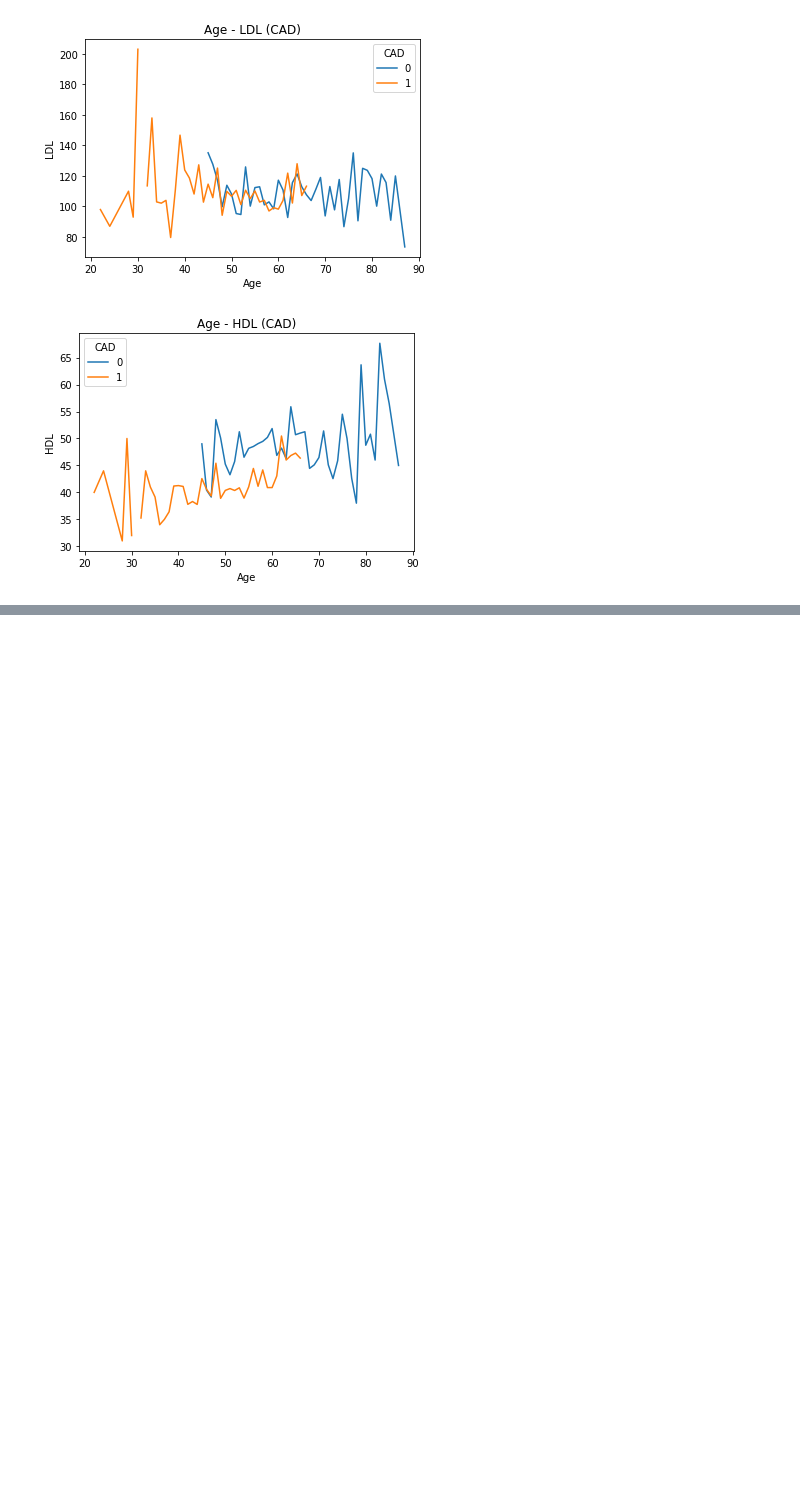
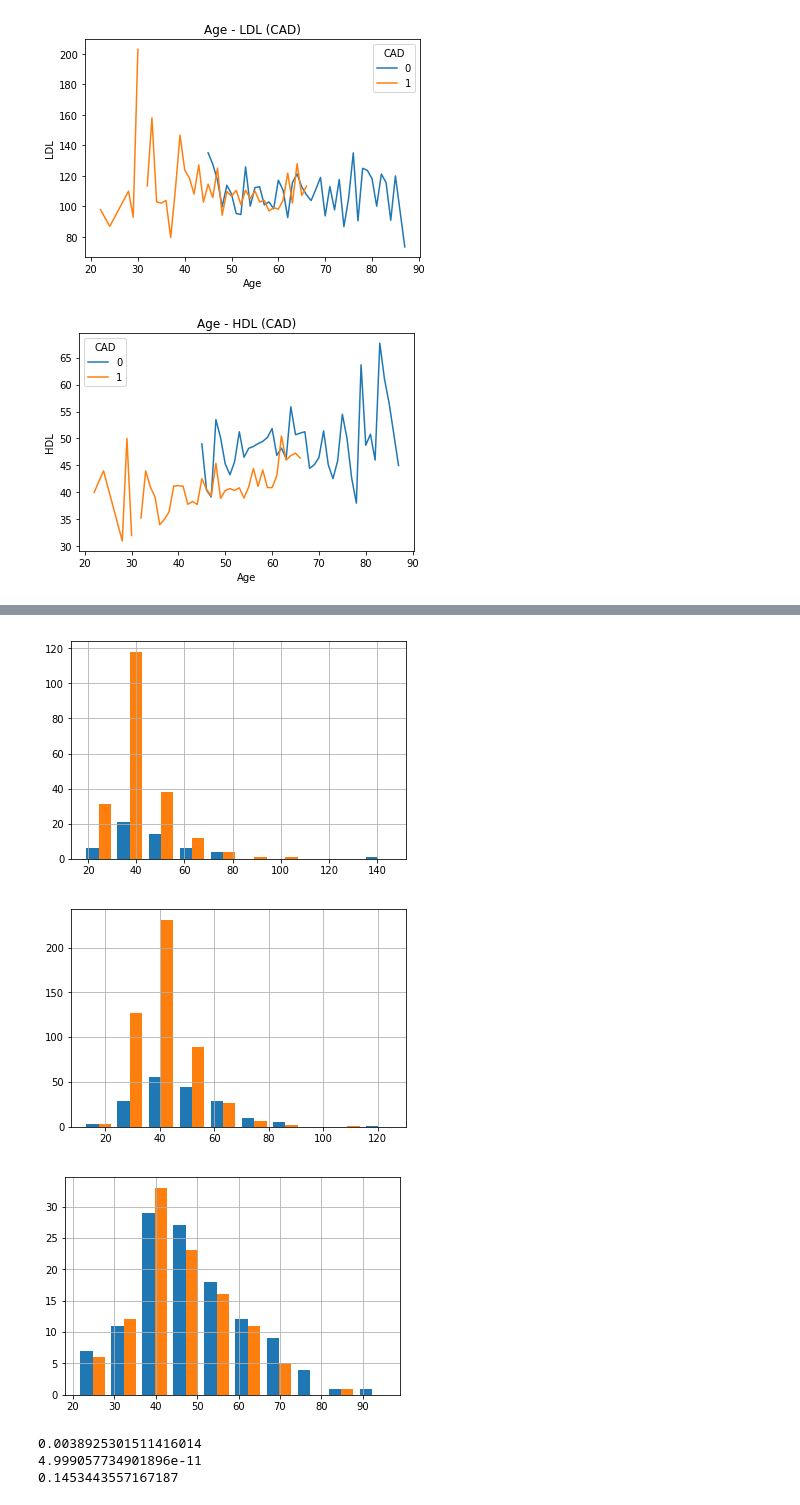
Before and after one commit to JediKnightChan/CAD-Research, a Jupyter notebook: main.ipynb, the cells around one changed output, grey strips where cells are left out. Saved outputs shown, nothing was run; the diff lists cells and outputs as text; code cells hidden in the pictures; blank space fills up the shorter version.

```diff
--- a/main.ipynb
+++ b/main.ipynb
@@ -97,0 +141,4 @@ plt.savefig(path_join(IMAGES_DIR, 'age-hdl-cad.png'))
+# %%
+# HDL
+ir = pd.interval_range(start=20, end=90, periods=7)
+df.groupby([pd.cut(df['age'], ir), 'CAD'])['hdl'].agg(len).unstack() # When 0 and 1 exist, len of lists > 30
@@ -97,0 +155,24 @@ plt.savefig(path_join(IMAGES_DIR, 'age-hdl-cad.png'))
+# %%
+hdl_age_cad = df.groupby([pd.cut(df['age'], ir), 'CAD'])['hdl'].agg(list).unstack().iloc[2:5]
+for c, row in tg_age_cad.iterrows():
+    row.hist()
+    plt.show()
+# Distribution is normal
+# %% [output]
+[figure, added]
+[figure, added]
+[figure, added]
+# %%
+ir = pd.interval_range(start=20, end=90, periods=7)
+hdl_age_cad = df.groupby([pd.cut(df['age'], ir), 'CAD'])['hdl'].agg(list).unstack().iloc[2:5]
+for c, row in hdl_age_cad.iterrows():
+    r1 = np.array(row[0])
+    r1 = r1[np.logical_not(np.isnan(r1))]
+    r2 = np.array(row[1])
+    r2 = r2[np.logical_not(np.isnan(r2))]
+    s, p = stat.ttest_ind(r1, r2)
+    print(p)
+# %% [output]
+0.0038925301511416014
+4.999057734901896e-11
+0.1453443557167187
```
Also changed, not shown: parts of 11 cells of this notebook, 1 other file.
